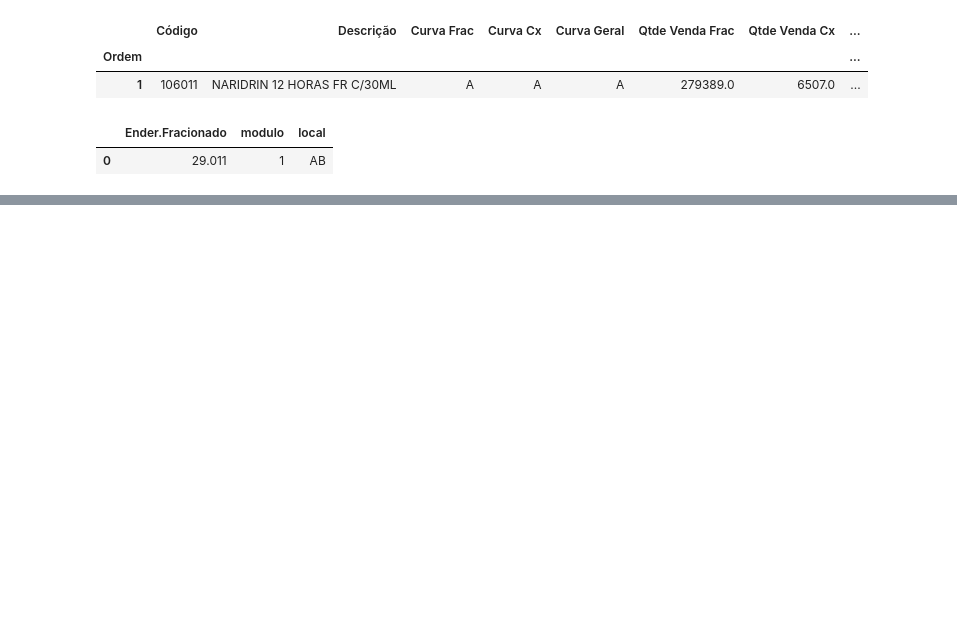
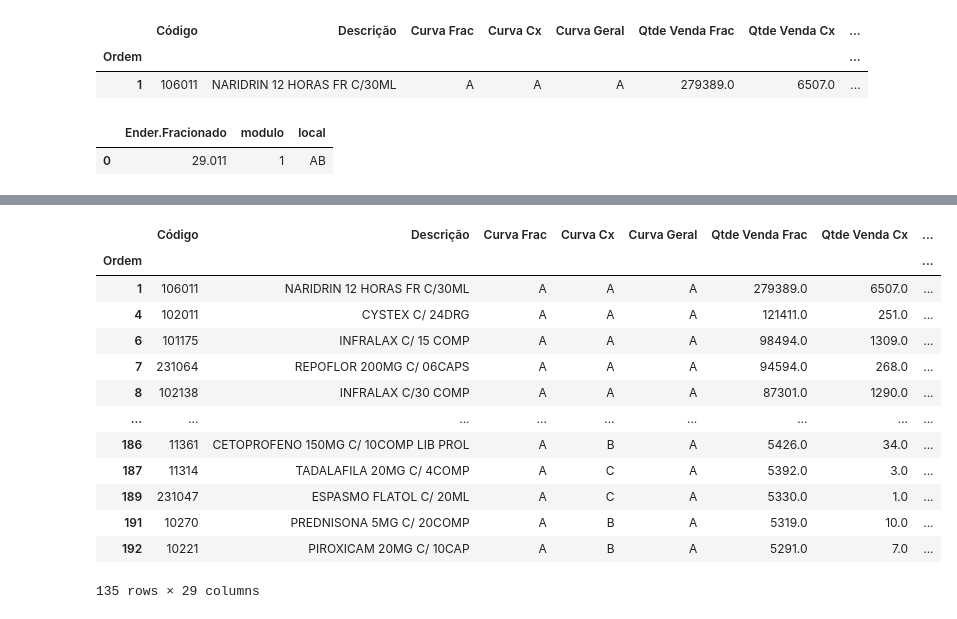
Before and after one commit to renandelamorena/Projeto_Curva_ABC, a Jupyter notebook: testes.ipynb, the cells around one changed output, grey strips where cells are left out. Cells and saved outputs as stored; diff of their text form; code cells hidden in the pictures; blank space fills up the shorter version.

```diff
--- a/testes.ipynb
+++ b/testes.ipynb
@@ -166,0 +50,57 @@ Combinação encontrada: [98494.0, 49607.0, 23908.0, 22152.0, 14076.0, 7052.0, 1
+# %%
+#### Seleção e tabela de itens errados (curva A no flowrack - mudar para a prateleira [itens cuja ordem é mair o do que a quantidade de endereços do flowrack])
+
+#Itens de curva A, que são medicamentos normais
+selecao_med_normal = (~situacao_final['Descrição'].str.contains('xpe|susp|sol|elixir', case=False)) & \
+                     (~situacao_final['Descrição'].str.contains('SPRAYZIIN|escova|ABS|DENTAL|TOALHAS|AG ABSORVENTE|COMPRESSA|AG MULTIFRAL|AG PANTS|FITA|MASCARA|ATADURA|CERA ORTODONTICA|ESPARADRAPO', case=False)) & \
+                     (situacao_final['Ender.Fracionado'] > 12.999) & \
+                     (situacao_final['Curva Frac'] == 'A') & \
+                     (situacao_final['local'] != 'alimento')
+
+somente_med_A = situacao_final[selecao_med_normal]
+total_somente_med_A = somente_med_A.shape[0]
+
+num_linhas_a_excluir = total_somente_med_A - total_enderecos_molulos
+
+if total_somente_med_A > total_enderecos_molulos:
+    num_total_linhas = len(somente_med_A)
+    produtos_para_flowrack = somente_med_A.drop(somente_med_A.tail(num_linhas_a_excluir).index)
+    linhas_excluidas = somente_med_A.tail(num_linhas_a_excluir)
+else:
+    produtos_para_flowrack = somente_med_A
+    linhas_excluidas = []
+
+total_produtos_para_flowrack = produtos_para_flowrack.shape[0]
+
+#Medicamentos curva A normais que estão na prateleira e devem ir para o flowrack
+produtos_na_prateleira = situacao_final[situacao_final['Tipo'] == 'Prateleira']
+selecao_curva_a_normal_prateleira_para_flowrack = (produtos_na_prateleira['Código']).isin(produtos_para_flowrack['Código'])
+
+curva_a_normal_prateleira_para_flowrack = produtos_na_prateleira[selecao_curva_a_normal_prateleira_para_flowrack]
+
+total_curva_a_normal_prateleira_para_flowrack = curva_a_normal_prateleira_para_flowrack.shape[0]
+
+#Medicamentos curva A normais que estão no flowrack e devem ir para a prateleira
+produtos_no_flowrack = situacao_final[situacao_final['Tipo'] == 'Flowrack']
+selecao_curva_a_normal_flowrack_para_prateleira = (produtos_no_flowrack['Código']).isin(linhas_excluidas['Código'])
+
+curva_a_normal_flowrack_para_prateleira = produtos_no_flowrack[selecao_curva_a_normal_flowrack_para_prateleira]
+
+total_curva_a_normal_flowrack_para_prateleira = curva_a_normal_flowrack_para_prateleira.shape[0]
+# %%
+produtos_para_classe_AA = produtos_para_flowrack[0 : (total_enderecos_aa)]
+# %% [output]
+|  | Código | Descrição | Curva Frac | Curva Cx | Curva Geral | Qtde Venda Frac | Qtde Venda Cx | ... |
+| Ordem |  |  |  |  |  |  |  | ... |
+| 1 | 106011 | NARIDRIN 12 HORAS FR C/30ML | A | A | A | 279389.0 | 6507.0 | ... |
+| 4 | 102011 | CYSTEX C/ 24DRG | A | A | A | 121411.0 | 251.0 | ... |
+| 6 | 101175 | INFRALAX C/ 15 COMP | A | A | A | 98494.0 | 1309.0 | ... |
+| 7 | 231064 | REPOFLOR 200MG C/ 06CAPS | A | A | A | 94594.0 | 268.0 | ... |
+| 8 | 102138 | INFRALAX C/30 COMP | A | A | A | 87301.0 | 1290.0 | ... |
+| ... | ... | ... | ... | ... | ... | ... | ... | ... |
+| 186 | 11361 | CETOPROFENO 150MG C/ 10COMP LIB PROL | A | B | A | 5426.0 | 34.0 | ... |
+| 187 | 11314 | TADALAFILA 20MG C/ 4COMP | A | C | A | 5392.0 | 3.0 | ... |
+| 189 | 231047 | ESPASMO FLATOL C/ 20ML | A | C | A | 5330.0 | 1.0 | ... |
+| 191 | 10270 | PREDNISONA 5MG C/ 20COMP | A | B | A | 5319.0 | 10.0 | ... |
+| 192 | 10221 | PIROXICAM 20MG C/ 10CAP | A | B | A | 5291.0 | 7.0 | ... |
+135 rows × 29 columns
```
Also changed, not shown: parts of 12 cells of this notebook.
